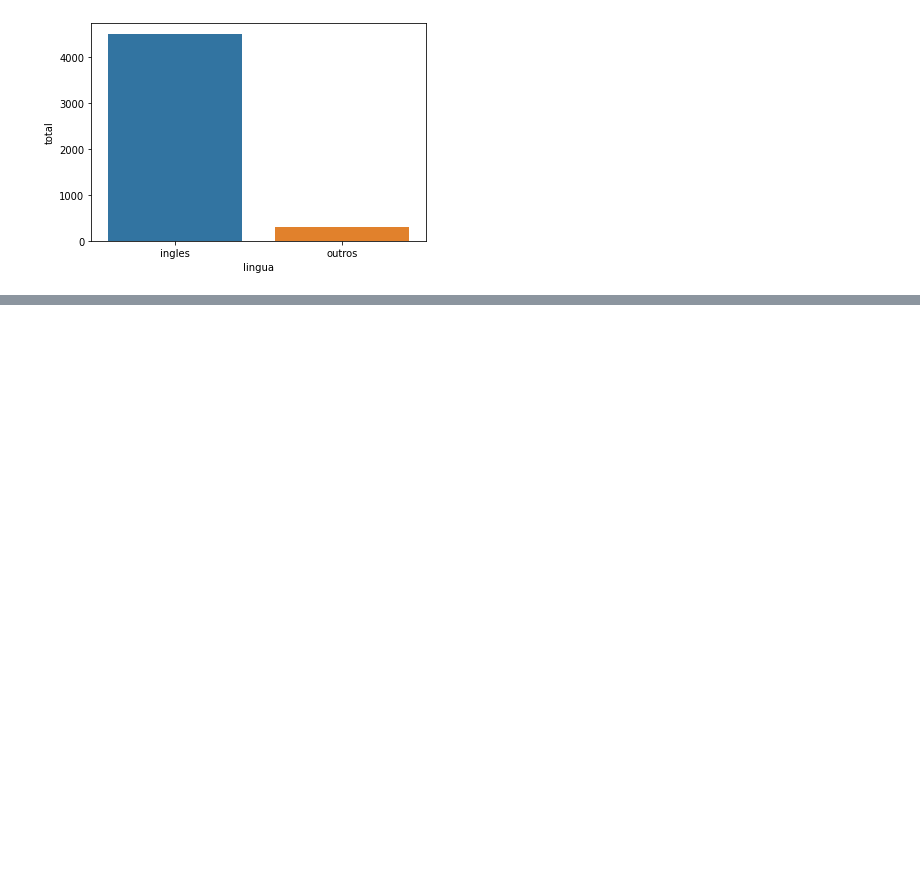
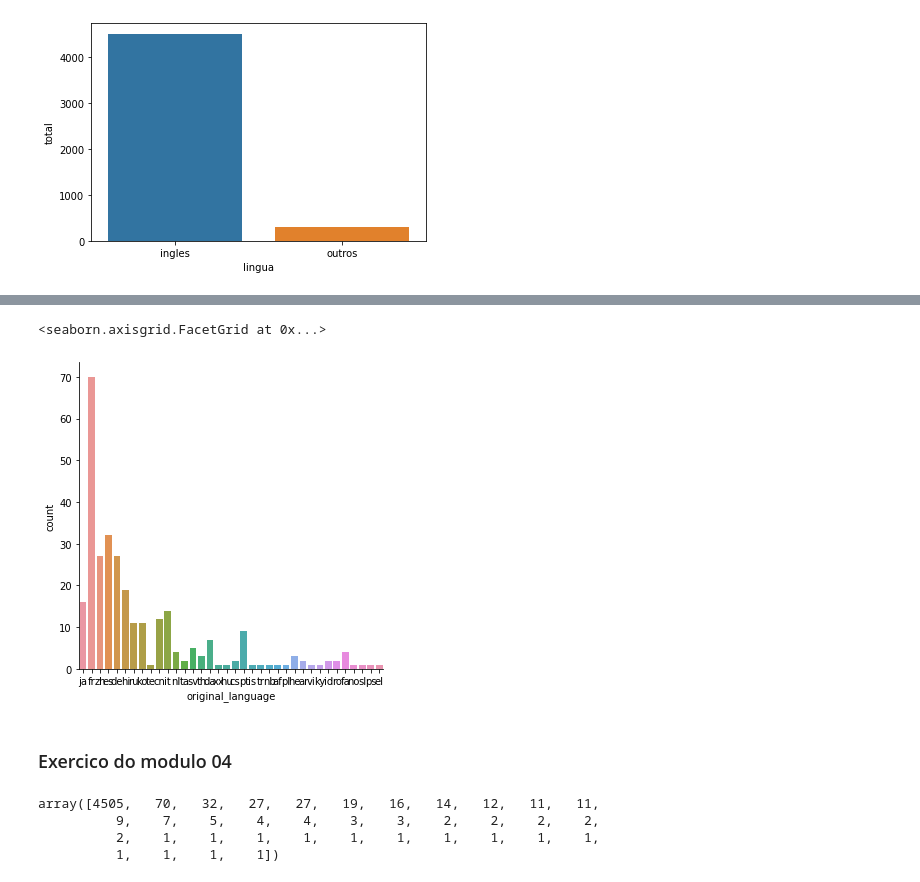
Before and after one commit to JeandsGomes/Estudando_Ciencia_de_Dados_com_Python, a Jupyter notebook: Introdução_a_Data_Science.ipynb, the cells around one changed output, grey strips where cells are left out. Cells and saved outputs as stored; diff of their text form; code cells hidden in the pictures; blank space fills up the shorter version.

```diff
--- a/Introdução_a_Data_Science.ipynb
+++ b/Introdução_a_Data_Science.ipynb
@@ -442,0 +473,16 @@ sns.barplot(x='lingua',y='total',data = dados)
+# %%
+total_por_lingua_nao_en = tmdb.query('original_language != "en"')
+sns.catplot(x = 'original_language',kind='count',data=total_por_lingua_nao_en)
+# %% [output]
+<seaborn.axisgrid.FacetGrid at 0x...>
+[figure, added]
+# %% [markdown]
+### Exercico do modulo 04
+# %%
+tmdb["original_language"].value_counts().index
+tmdb["original_language"].value_counts().values
+# %% [output]
+array([4505,   70,   32,   27,   27,   19,   16,   14,   12,   11,   11,
+          9,    7,    5,    4,    4,    3,    3,    2,    2,    2,    2,
+          2,    1,    1,    1,    1,    1,    1,    1,    1,    1,    1,
+          1,    1,    1,    1])
```
Also changed, not shown: parts of 42 cells of this notebook.
